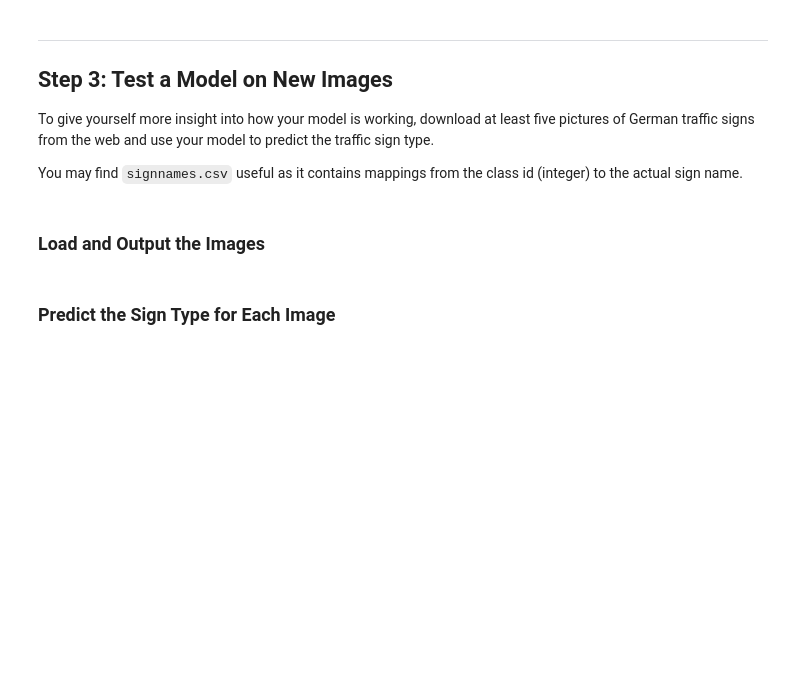
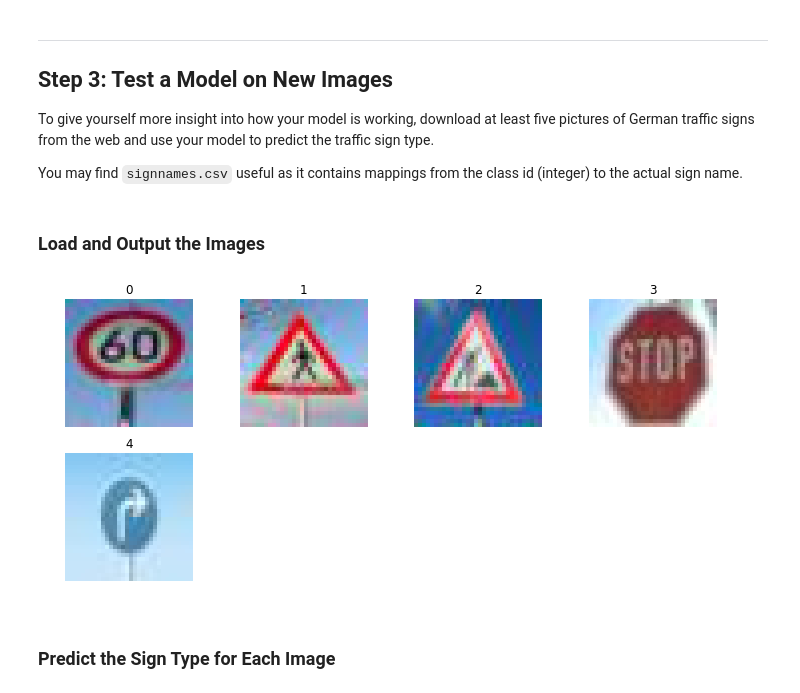
Before and after one commit to OwenHua666/CarND-Traffic-Sign-Classifier-Project, a Jupyter notebook: Traffic_Sign_Classifier.ipynb, the cells around one changed output. Drawn from its saved outputs; the diff is of its cells as text; code cells hidden in the pictures; blank space fills up the shorter version.

```diff
--- a/Traffic_Sign_Classifier.ipynb
+++ b/Traffic_Sign_Classifier.ipynb
@@ -201,7 +313,7 @@ print(np.mean(X_train_processed))
 # %%
 import tensorflow as tf
 
-EPOCHS = 30
+EPOCHS = 15
 BATCH_SIZE = 128
 print('TensorFlow setup down')
 # %% [output]
@@ -256,7 +368,7 @@ def LeNet(x):
     sigma = 0.1
 
     # SOLUTION: Layer 1: Convolutional. Input = 32x32x1. Output = 28x28x6.
-    conv1_W = tf.Variable(tf.truncated_normal(shape=(5, 5, 1, 6), mean = mu, stddev = sigma))
+    conv1_W = tf.Variable(tf.truncated_normal(shape=(5, 5, 3, 6), mean = mu, stddev = sigma))
     conv1_b = tf.Variable(tf.zeros(6))
     conv1   = tf.nn.conv2d(x, conv1_W, strides=[1, 1, 1, 1], padding='VALID') + conv1_b
 
@@ -315,7 +427,7 @@ Train LeNet_Revised to classify Traffic Sign data.
 `x` is a placeholder for a batch of input images.
 `y` is a placeholder for a batch of output labels.
 # %%
-x = tf.placeholder(tf.float32, (None, 32, 32, 1))
+x = tf.placeholder(tf.float32, (None, 32, 32, 3))
 y = tf.placeholder(tf.int32, (None))
 keep_prob = tf.placeholder("float")
 one_hot_y = tf.one_hot(y, 43)
@@ -369,6 +481,7 @@ with tf.Session() as sess:
 
     print("Training...")
     print()
+    delay_rate = 0.001
     for i in range(EPOCHS):
         X_train, y_train = shuffle(X_train_processed, y_train_processed)
         for offset in range(0, num_examples, BATCH_SIZE):
@@ -410,2 +539,33 @@ You may find `signnames.csv` useful as it contains mappings from the class id (i
+# %%
+# Preprocess the image data
+#Import traffic signs class names
+# The plot format and image import give credits to NikolasEnt on Github
+import csv
+import glob
+signs_class=[]
+with open('signnames.csv', 'rt') as csvfile:
+    reader = csv.DictReader(csvfile, delimiter=',')
+    for row in reader:
+        signs_class.append((row['SignName']))
+
+#Import test images
+test_img_paths = [img_path for img_path in glob.glob("./Web_Images/*")]
+test_img=np.uint8(np.zeros((5,32,32,3)))
+for i, imp in enumerate(test_img_paths):
+    img=cv2.imread(imp, cv2.IMREAD_COLOR)
+    b,g,r = cv2.split(img)
+    img = cv2.merge([r,g,b])
+    test_img[i]=img
+
+#Visualize new raw images
+plt.figure(figsize=(12, 8))
+for i in range(5):
+    plt.subplot(3, 4, i+1)
+    plt.imshow(test_img[i])
+    plt.title(i)
+    plt.axis('off')
+plt.show()
+# %% [output]
+[figure, added]
 # %% [markdown]
 ### Predict the Sign Type for Each Image
```
Also changed, not shown: parts of 13 cells of this notebook, 8 other files.
